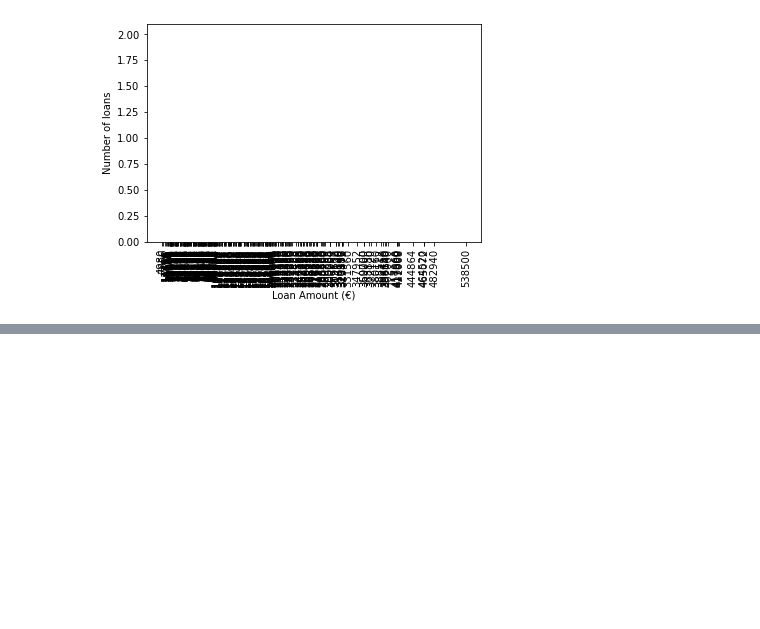
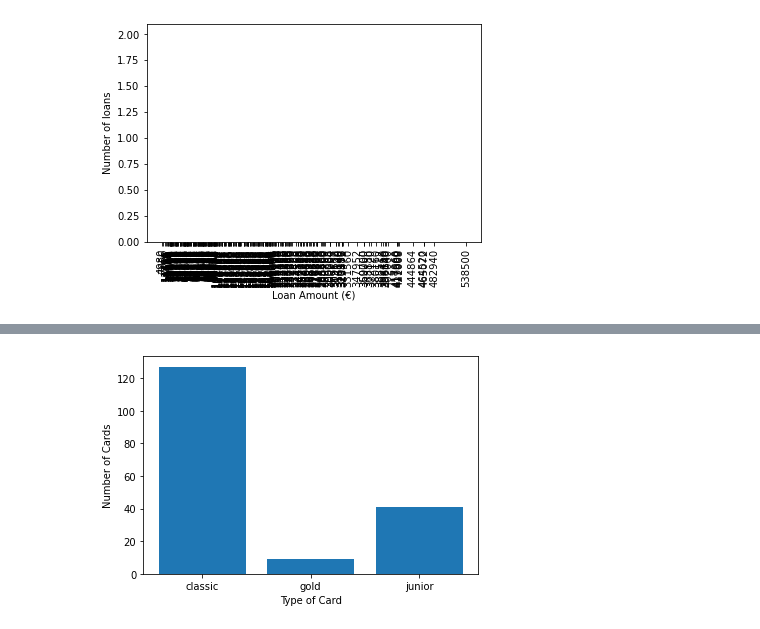
Before and after one commit to davidrocha9/FEUP-AC, a Jupyter notebook: statistics.ipynb, the cells around one changed output, grey strips where cells are left out. Drawn from its saved outputs; the diff is of its cells as text; code cells hidden in the pictures; blank space fills up the shorter version.

```diff
--- a/statistics.ipynb
+++ b/statistics.ipynb
@@ -225,0 +228,3 @@ plt.show()
+# %%
+card_type = card_train_data.groupby(['type']).count()
+card_type
@@ -225,0 +237,10 @@ plt.show()
+# %%
+values = [value for value, df in card_train_data.groupby(['type'])]
+
+plt.bar(values, card_type['card_id'])
+plt.xticks(values)
+plt.ylabel('Number of Cards')
+plt.xlabel('Type of Card')
+plt.show()
+# %% [output]
+[figure, added]
```
Also changed, not shown: parts of 7 cells of this notebook.
